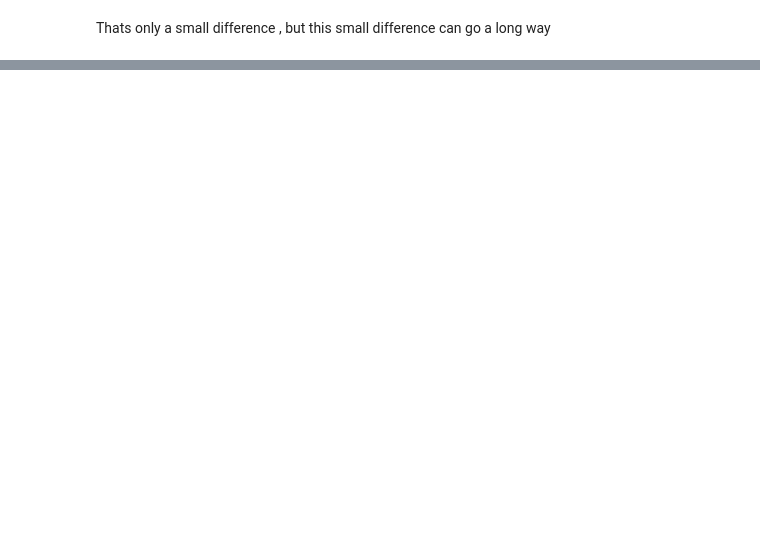
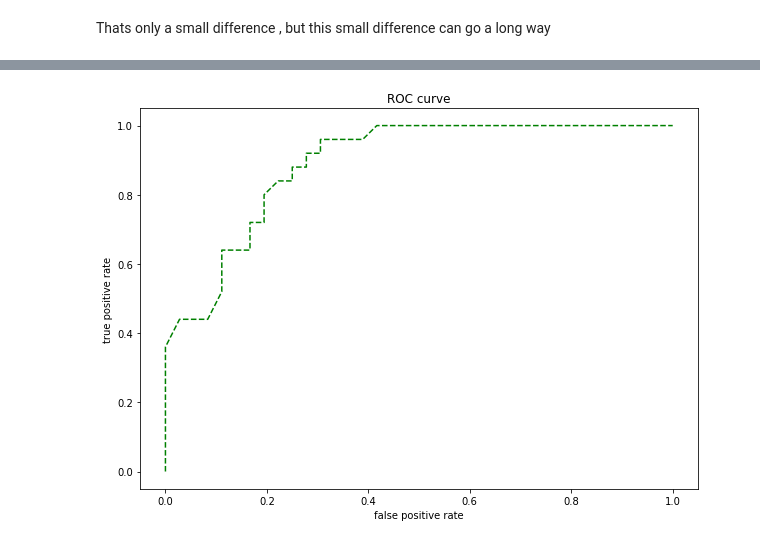
Before and after one commit to madhav-crypto/ML, a Jupyter notebook: machine learning wf/ML framework.ipynb, the cells around one changed output, grey strips where cells are left out. Saved outputs shown, nothing was run; the diff lists cells and outputs as text; code cells hidden in the pictures; blank space fills up the shorter version.

```diff
--- a/machine learning wf/ML framework.ipynb
+++ b/machine learning wf/ML framework.ipynb
@@ -523,0 +655,9 @@ Thats only a small difference , but this small difference can go a long way
+# %%
+from sklearn.metrics import roc_curve
+
+from sklearn.model_selection import train_test_split
+x_train,x_test,y_train,y_test = train_test_split(X,y,test_size=0.2)
+# %%
+model.fit(x_train,y_train)
+
+probs = model.predict_proba(x_test) #gettign the probs
@@ -523,0 +672,3 @@ Thats only a small difference , but this small difference can go a long way
+# %%
+pos = probs[:,1] # getting all the probabilities of positive predictions
+pos
@@ -523,0 +682,3 @@ Thats only a small difference , but this small difference can go a long way
+# %%
+# to calculate the false positive , true positives
+fpr,tpr,thres = roc_curve(y_test,pos)
@@ -523,0 +695,11 @@ Thats only a small difference , but this small difference can go a long way
+# %%
+import matplotlib.pyplot as plt
+
+fig,ax = plt.subplots(figsize=(10,7))
+ax.plot(fpr,tpr,color='green',linestyle='--')
+
+ax.set(title='ROC curve',
+      xlabel='false positive rate',
+      ylabel='true positive rate');
+# %% [output]
+[figure, added]
```
Also changed, not shown: parts of 68 cells of this notebook.
